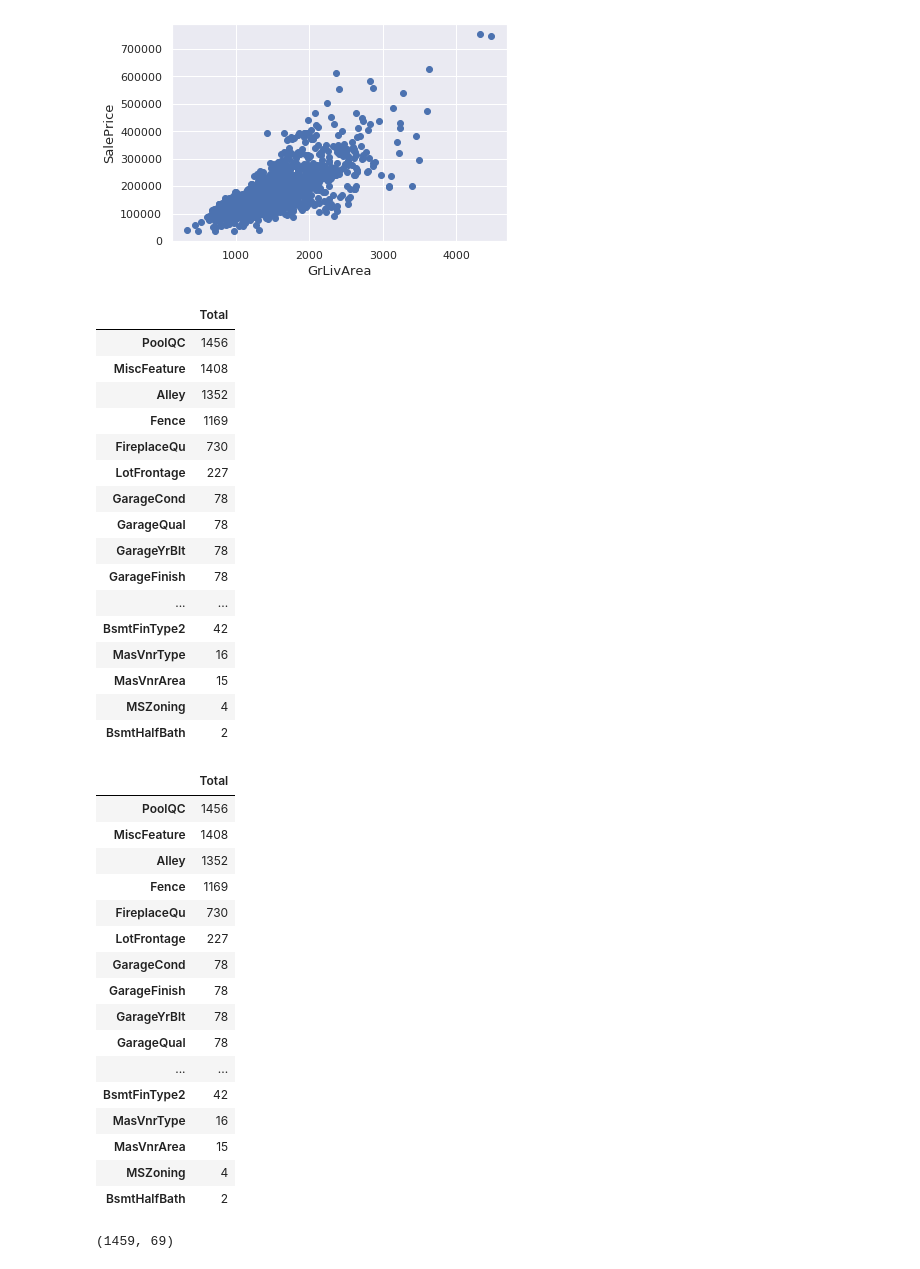
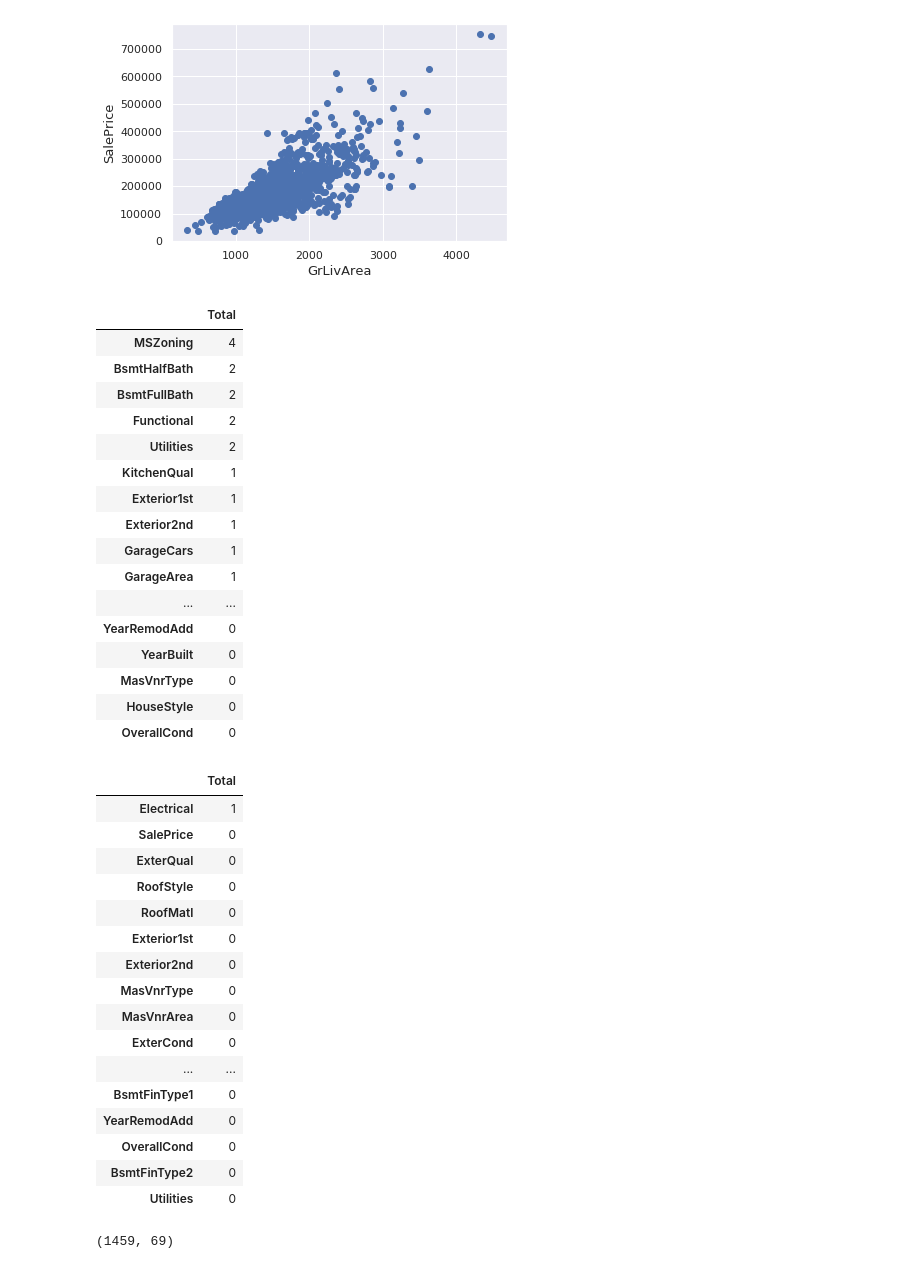
Before and after one commit to tangzongjin/Final-Project, a Jupyter notebook: Untitled4.ipynb, the cells around one changed output. Cells and saved outputs as stored; diff of their text form; code cells hidden in the pictures.

```diff
--- a/Untitled4.ipynb
+++ b/Untitled4.ipynb
@@ -106,46 +116,46 @@ plt.show()
 [figure]
 # %%
 Missingamount = test.isnull().sum().sort_values(ascending=False)
-missing_data = pd.concat([Missingamount], axis=1, keys=['Total', 'Percent'])
-missing_data.head(20)
+missing_data = pd.concat([Missingamount], axis=1, keys=['Total'])
+missing_data.head(25)
 # %% [output]
 |  | Total |
-| PoolQC | 1456 |
-| MiscFeature | 1408 |
-| Alley | 1352 |
-| Fence | 1169 |
-| FireplaceQu | 730 |
-| LotFrontage | 227 |
-| GarageCond | 78 |
-| GarageQual | 78 |
-| GarageYrBlt | 78 |
-| GarageFinish | 78 |
-| ... | ... |
-| BsmtFinType2 | 42 |
-| MasVnrType | 16 |
-| MasVnrArea | 15 |
 | MSZoning | 4 |
 | BsmtHalfBath | 2 |
+| BsmtFullBath | 2 |
+| Functional | 2 |
+| Utilities | 2 |
+| KitchenQual | 1 |
+| Exterior1st | 1 |
+| Exterior2nd | 1 |
+| GarageCars | 1 |
+| GarageArea | 1 |
+| ... | ... |
+| YearRemodAdd | 0 |
+| YearBuilt | 0 |
+| MasVnrType | 0 |
+| HouseStyle | 0 |
+| OverallCond | 0 |
 # %%
 missingamount = train.isnull().sum().sort_values(ascending=False)
-missing_data1 = pd.concat([Missingamount], axis=1, keys=['Total', 'Percent'])
+missing_data1 = pd.concat([missingamount], axis=1, keys=['Total'])
 missing_data1.head(20)
 # %% [output]
 |  | Total |
-| PoolQC | 1456 |
-| MiscFeature | 1408 |
-| Alley | 1352 |
-| Fence | 1169 |
-| FireplaceQu | 730 |
-| LotFrontage | 227 |
-| GarageCond | 78 |
-| GarageFinish | 78 |
-| GarageYrBlt | 78 |
-| GarageQual | 78 |
+| Electrical | 1 |
+| SalePrice | 0 |
+| ExterQual | 0 |
+| RoofStyle | 0 |
+| RoofMatl | 0 |
+| Exterior1st | 0 |
+| Exterior2nd | 0 |
+| MasVnrType | 0 |
+| MasVnrArea | 0 |
+| ExterCond | 0 |
 | ... | ... |
-| BsmtFinType2 | 42 |
-| MasVnrType | 16 |
-| MasVnrArea | 15 |
-| MSZoning | 4 |
-| BsmtHalfBath | 2 |
+| BsmtFinType1 | 0 |
+| YearRemodAdd | 0 |
+| OverallCond | 0 |
+| BsmtFinType2 | 0 |
+| Utilities | 0 |
 # %%
```
Also changed, not shown: parts of 6 cells of this notebook.
